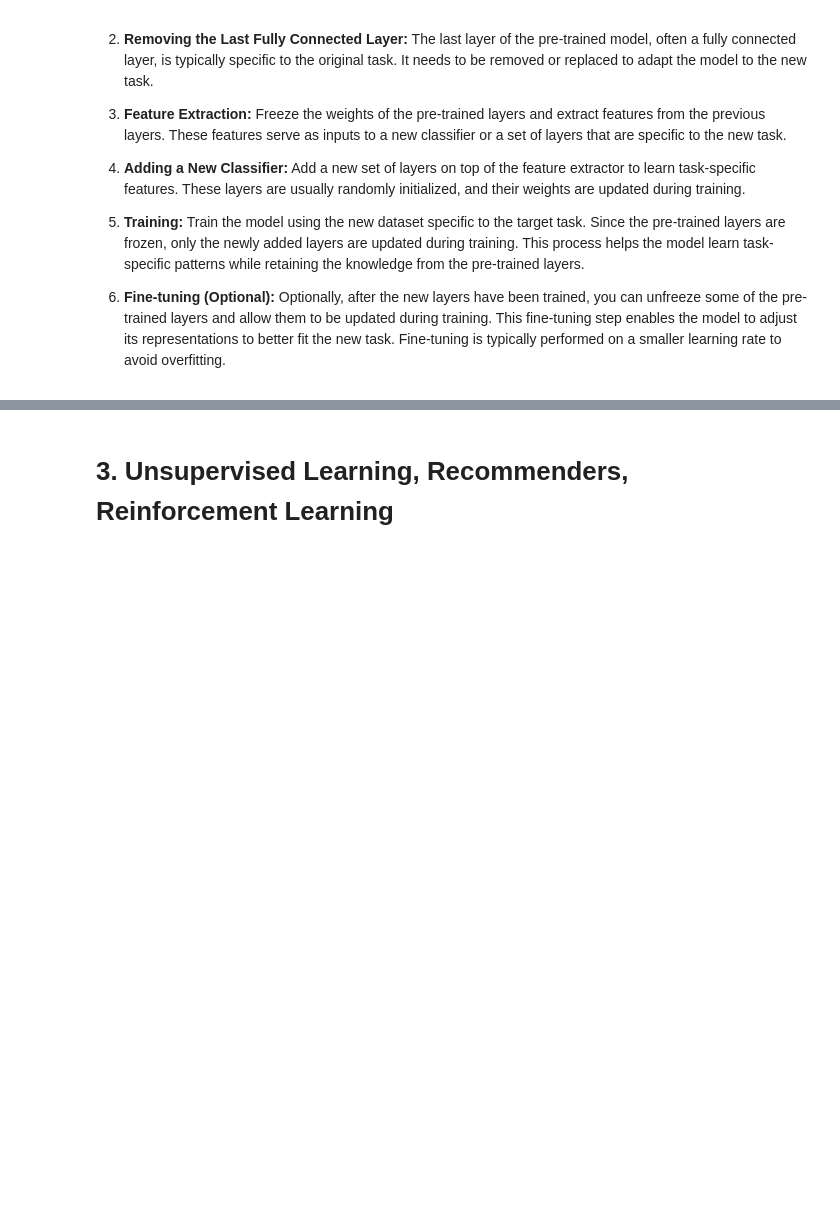
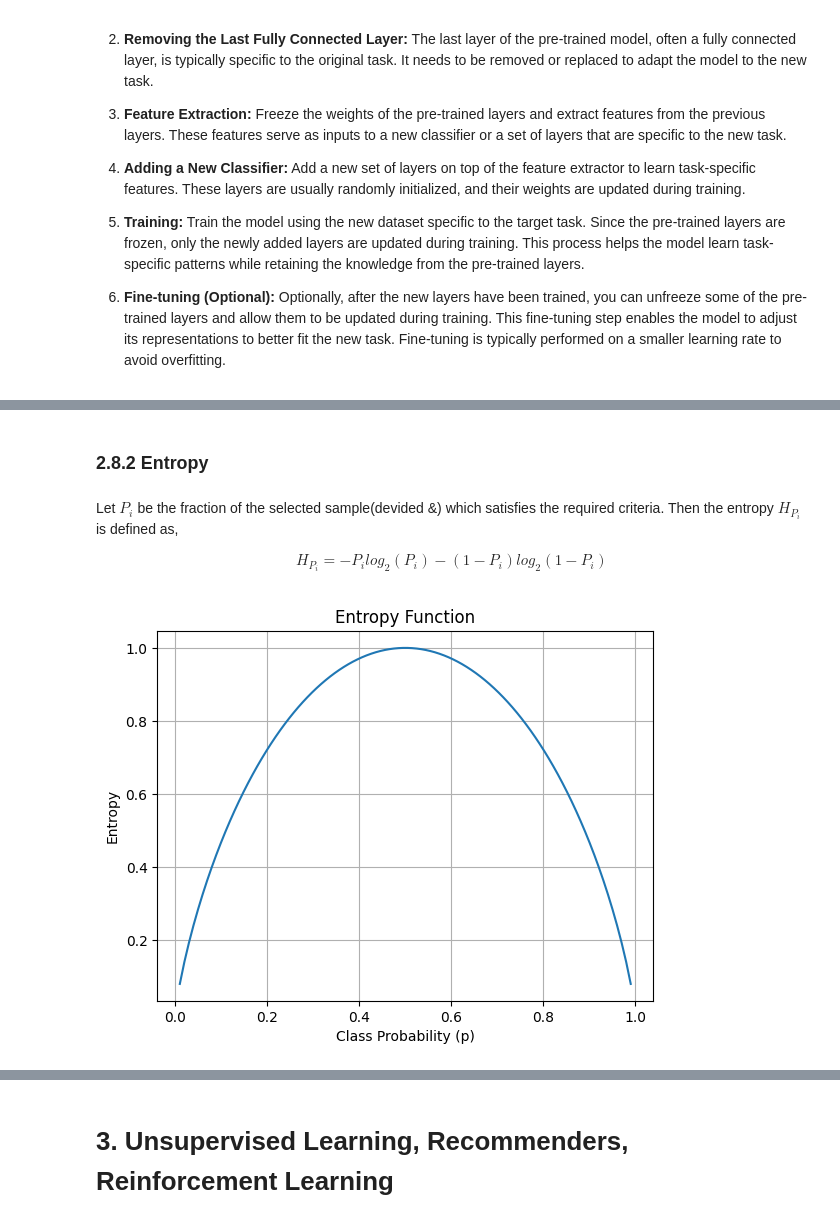
Before and after one commit to PandukaBandara99/ML-Books, a Jupyter notebook: 1 Macine Learning Specialization.ipynb, the cells around one changed output, grey strips where cells are left out. Cells and saved outputs as stored; diff of their text form; code cells hidden in the pictures; blank space fills up the shorter version.

```diff
--- a/1 Macine Learning Specialization.ipynb
+++ b/1 Macine Learning Specialization.ipynb
@@ -2169,0 +2228,26 @@ Transfer learning is a machine learning technique where a pre-trained model, typ
+# %% [markdown]
+### 2.8.2 Entropy
+# %% [markdown]
+Let $P_i$ be the fraction of the selected sample(devided &) which satisfies the required criteria. Then the entropy $H_{P_i}$ is defined as,<br>
+
+$$H_{P_i} = - P_i log_2(P_i)-(1-P_i)log_2(1-P_i)$$
+# %%
+import matplotlib.pyplot as plt
+import numpy as np
+
+def entropy(p):
+    if p == 0 or p == 1:
+        return 0
+    return -p * np.log2(p) - (1 - p) * np.log2(1 - p)
+
+probs = np.linspace(0.01, 0.99, 100)  # Generating 100 probability values from 0.01 to 0.99
+entropies = [entropy(p) for p in probs]  # Calculating entropy for each probability
+
+plt.plot(probs, entropies)
+plt.xlabel('Class Probability (p)')
+plt.ylabel('Entropy')
+plt.title('Entropy Function')
+plt.grid(True)
+plt.show()
+# %% [output]
+[figure, added]
```
Also changed, not shown: parts of 28 cells of this notebook.
